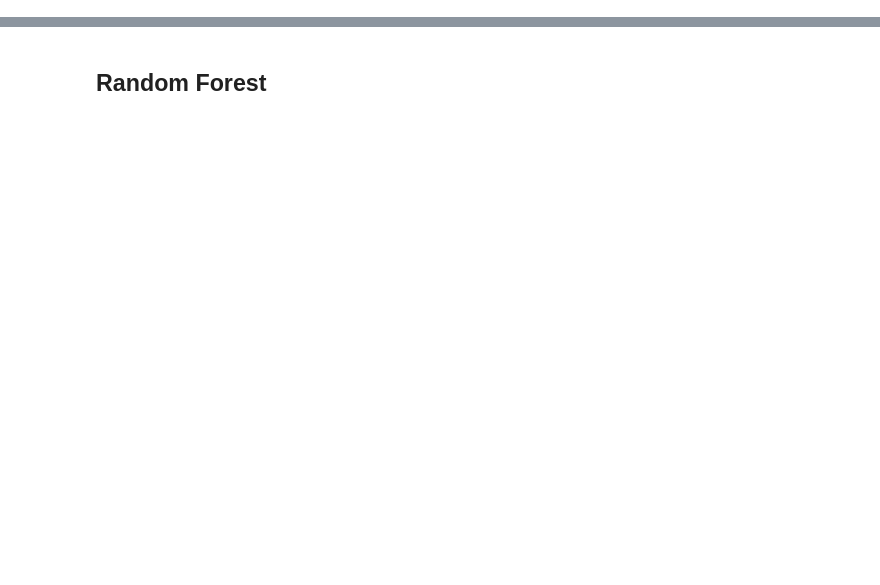
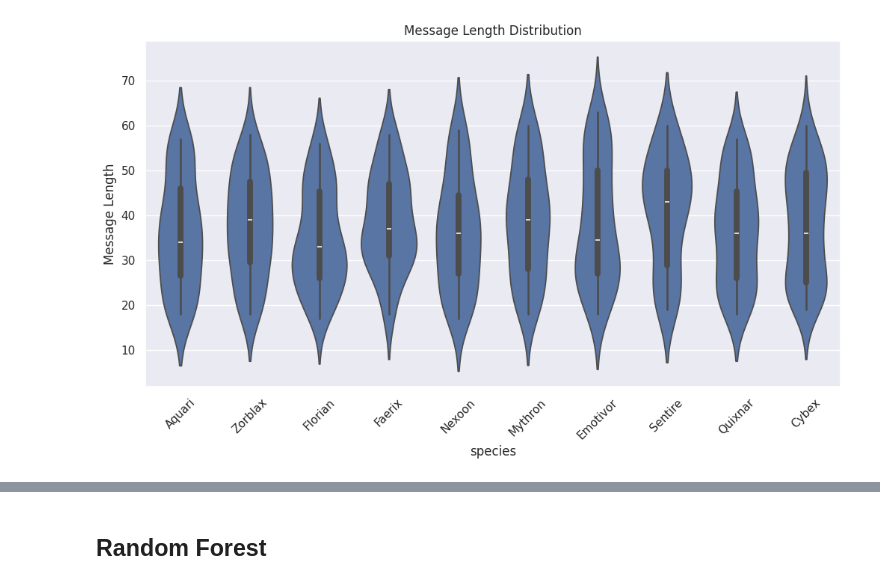
Before and after one commit to suhankd/Innov8-hackathon, a Jupyter notebook: Models/Models_Voting.ipynb, the cells around one changed output, grey strips where cells are left out. Saved outputs shown, nothing was run; the diff lists cells and outputs as text; code cells hidden in the pictures; blank space fills up the shorter version.

```diff
--- a/Models/Models_Voting.ipynb
+++ b/Models/Models_Voting.ipynb
@@ -82,0 +152,23 @@ True
+# %%
+# Preprocessing function to clean and tokenize text
+def preprocess_message(message):
+
+    lemmatizer = WordNetLemmatizer()
+    lemmatizations = lemmatizer.lemmatize(message)
+    tokens = word_tokenize(lemmatizations.lower())  # Convert to lowercase and tokenize
+    filtered_words = [word for word in tokens]
+    return filtered_words
+
+# Apply the preprocessing to each message
+data['Processed Message'] = data['message'].apply(preprocess_message)
+# %%
+# Message length distribution
+data['Message Length'] = data['message'].apply(len)
+
+plt.figure(figsize=(12, 6))
+sns.violinplot(x='species', y='Message Length', data=data)
+plt.title('Message Length Distribution')
+plt.xticks(rotation=45)
+plt.show()
+# %% [output]
+[figure, added]
```
Also changed, not shown: parts of 60 cells of this notebook.
